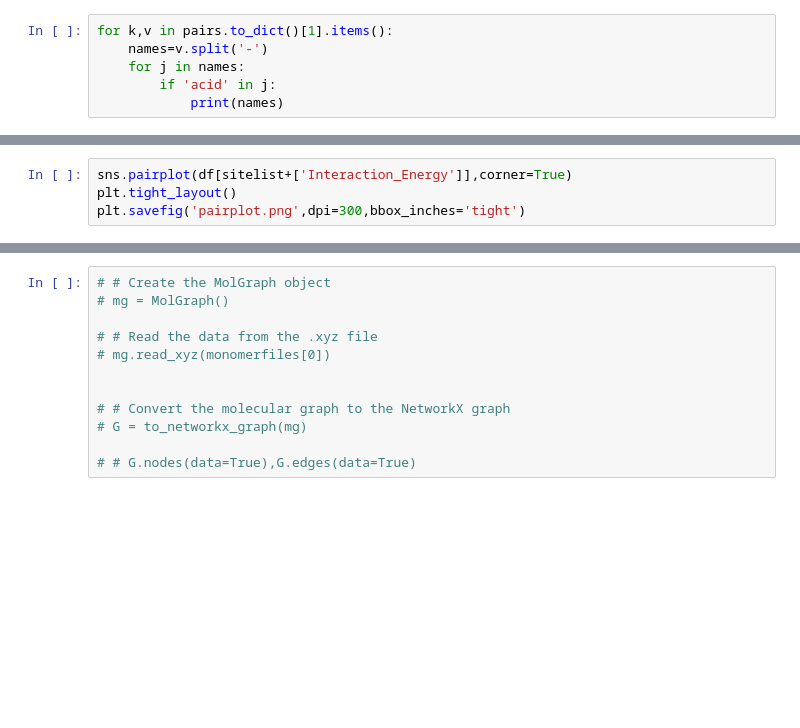
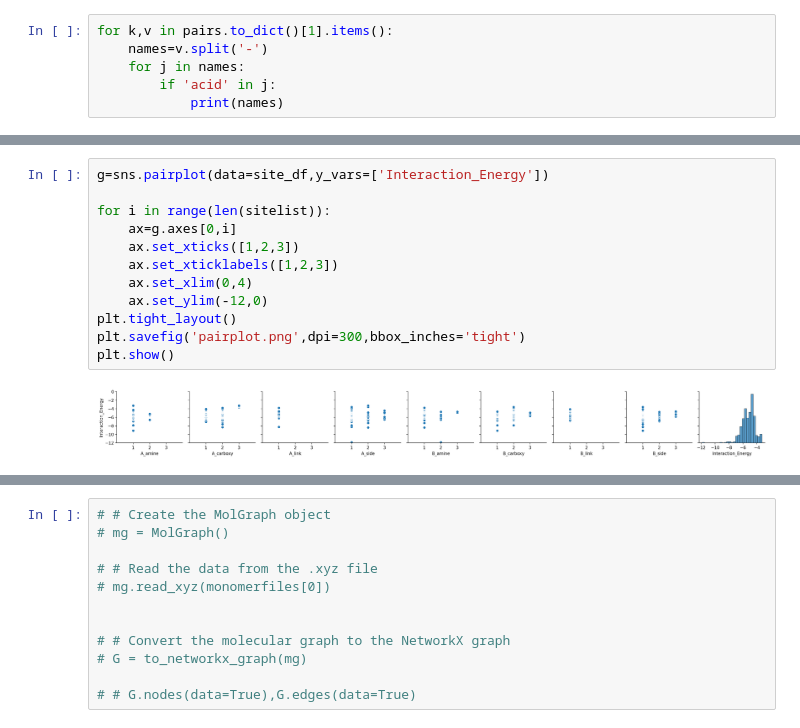
Before and after one commit to ChemRacer/dipeptide_co2, a Jupyter notebook: insights.ipynb, the cells around one changed output, grey strips where cells are left out. Saved outputs shown, nothing was run; the diff lists cells and outputs as text; blank space fills up the shorter version.

```diff
--- a/insights.ipynb
+++ b/insights.ipynb
@@ -228,4 +327,14 @@ df[sitelist+['Interaction_Energy']].sort_values(by='Interaction_Energy')
 # %%
-sns.pairplot(df[sitelist+['Interaction_Energy']],corner=True)
+g=sns.pairplot(data=site_df,y_vars=['Interaction_Energy'])
+
+for i in range(len(sitelist)):
+    ax=g.axes[0,i]
+    ax.set_xticks([1,2,3])
+    ax.set_xticklabels([1,2,3])
+    ax.set_xlim(0,4)
+    ax.set_ylim(-12,0)
 plt.tight_layout()
 plt.savefig('pairplot.png',dpi=300,bbox_inches='tight')
+plt.show()
+# %% [output]
+[figure, added]
```
Also changed, not shown: parts of 32 cells of this notebook, 3 other files.
